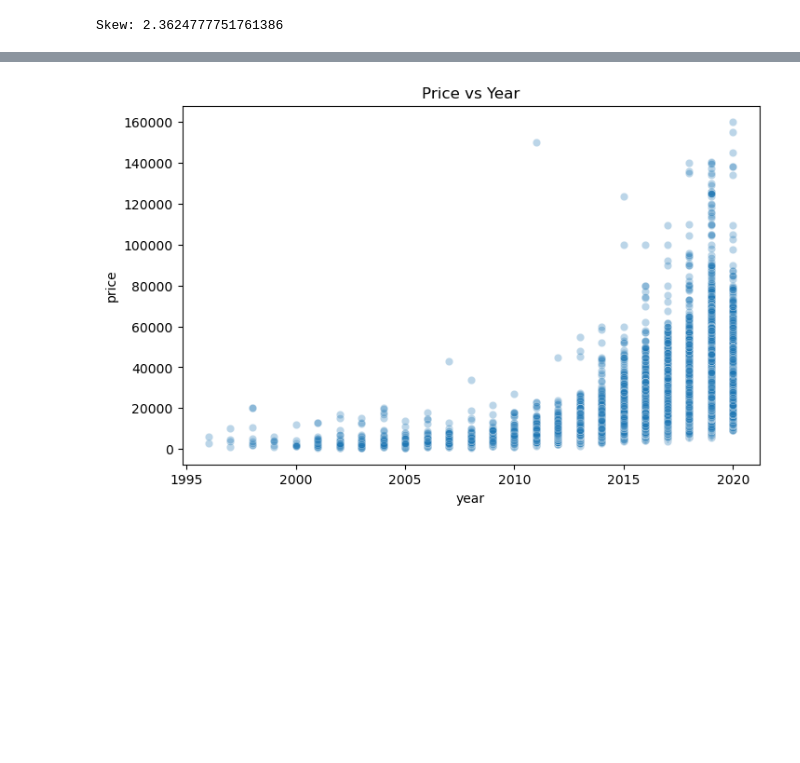
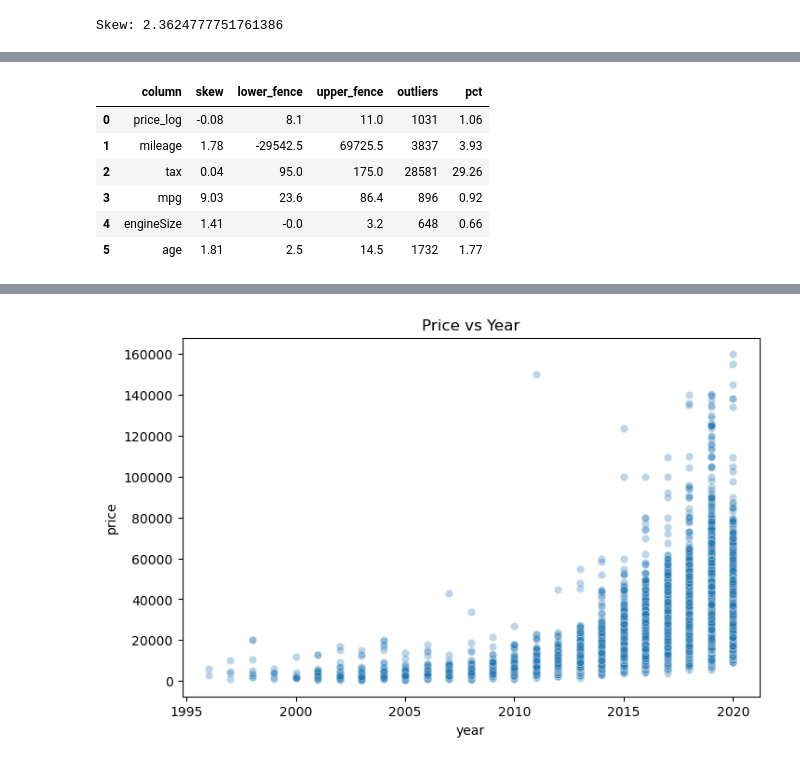
Before and after one commit to niteshbairwa185-pixel/automobile-intelligent-system, a Jupyter notebook: notebooks/01-EDA.ipynb, the cells around one changed output, grey strips where cells are left out. Saved outputs shown, nothing was run; the diff lists cells and outputs as text; code cells hidden in the pictures; blank space fills up the shorter version.

```diff
--- a/notebooks/01-EDA.ipynb
+++ b/notebooks/01-EDA.ipynb
@@ -269,0 +281,27 @@ Skew: 2.3624777751761386
+# %%
+def iqr_outlier_summary(df, cols):
+    rows = []
+    for col in cols:
+        Q1, Q3 = df[col].quantile(0.25), df[col].quantile(0.75)
+        IQR = Q3 - Q1
+        lower, upper = Q1 - 1.5*IQR, Q3 + 1.5*IQR
+        count = ((df[col] < lower) | (df[col] > upper)).sum()
+        rows.append({
+            'column': col,
+            'skew': round(df[col].skew(), 2),
+            'lower_fence': round(lower, 1),
+            'upper_fence': round(upper, 1),
+            'outliers': count,
+            'pct': round(count/len(df)*100, 2)
+        })
+    return pd.DataFrame(rows)
+
+iqr_outlier_summary(df, ['price_log', 'mileage', 'tax', 'mpg', 'engineSize', 'age'])
+# %% [output]
+|  | column | skew | lower_fence | upper_fence | outliers | pct |
+| 0 | price_log | -0.08 | 8.1 | 11.0 | 1031 | 1.06 |
+| 1 | mileage | 1.78 | -29542.5 | 69725.5 | 3837 | 3.93 |
+| 2 | tax | 0.04 | 95.0 | 175.0 | 28581 | 29.26 |
+| 3 | mpg | 9.03 | 23.6 | 86.4 | 896 | 0.92 |
+| 4 | engineSize | 1.41 | -0.0 | 3.2 | 648 | 0.66 |
+| 5 | age | 1.81 | 2.5 | 14.5 | 1732 | 1.77 |
```
Also changed, not shown: parts of 8 cells of this notebook.
